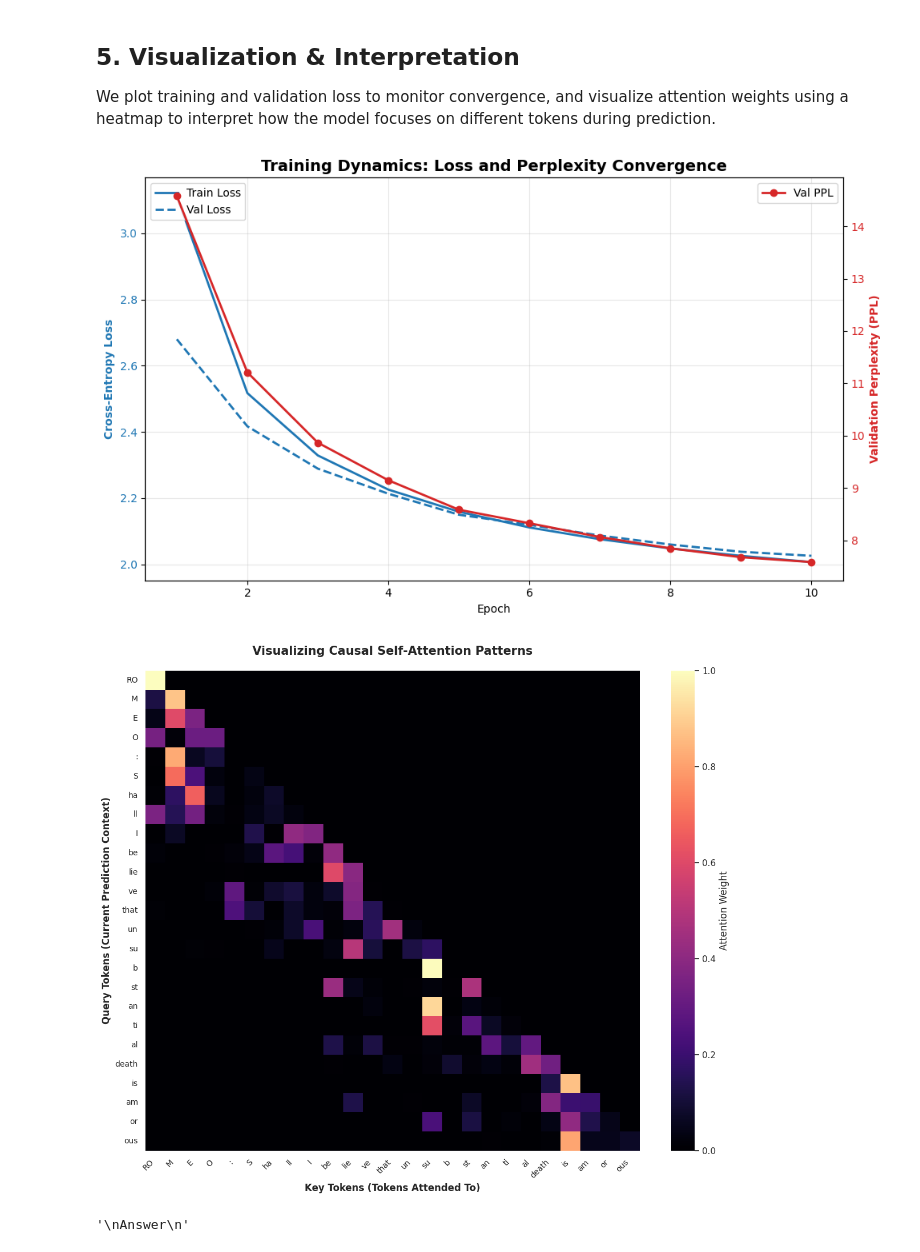
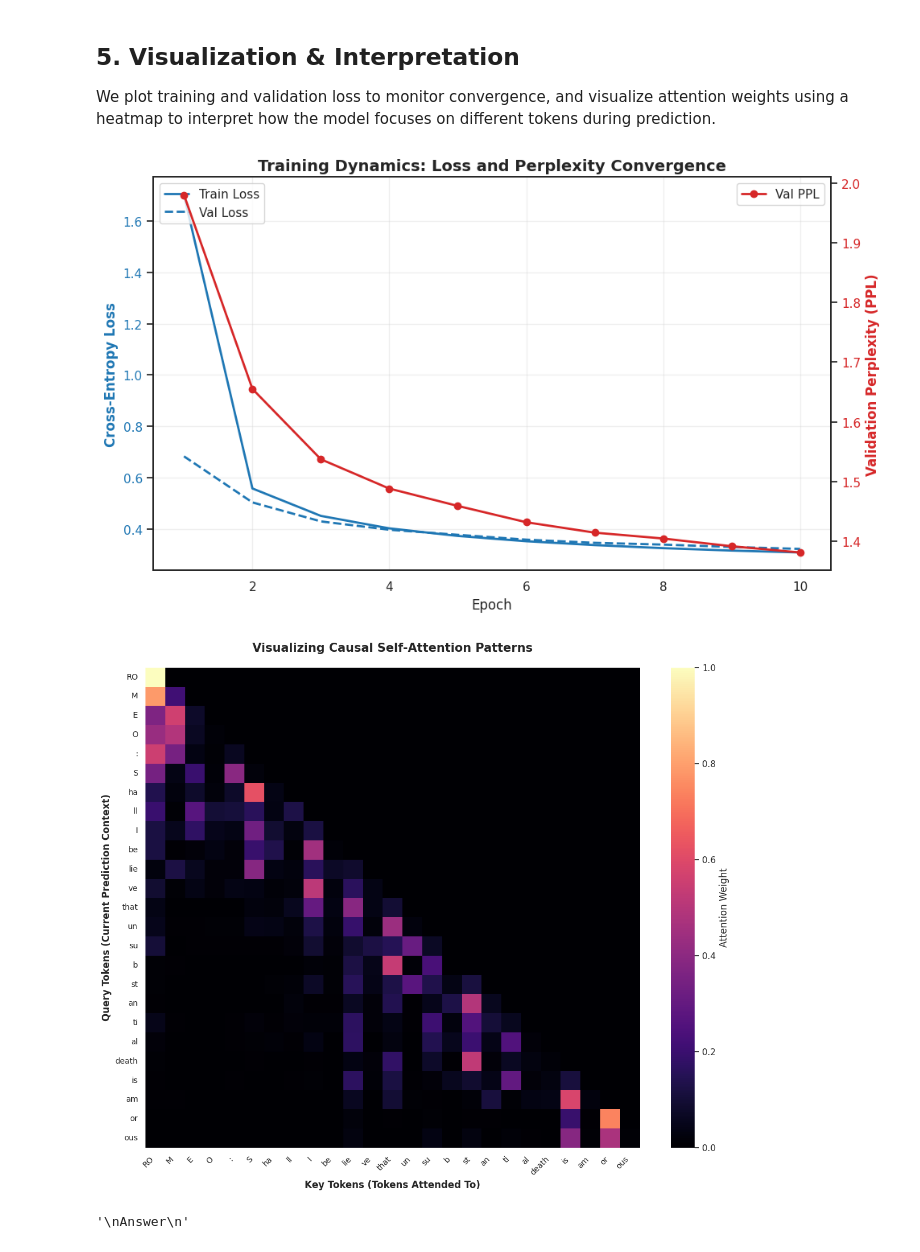
Before and after one commit to Daniel-Manjarrez/AppliedMachineLearningAssignment3, a Jupyter notebook: Assignment3.ipynb, the cells around one changed output. Cells and saved outputs as stored; diff of their text form; code cells hidden in the pictures.

```diff
--- a/Assignment3.ipynb
+++ b/Assignment3.ipynb
@@ -194,7 +194,7 @@ class TransformerBlock(nn.Module):
 
 # Full Transformer Model
 class TinyTransformer(nn.Module):
-    def __init__(self, vocab_size, d_model=128, n_heads=8, n_layers=2):
+    def __init__(self, vocab_size, d_model=256, n_heads=8, n_layers=4):
         super().__init__()
 
         # Token embedding: maps token IDs to dense vectors
@@ -371,38 +371,78 @@ with torch.no_grad():
 
     # Improve label readability
     plt.xticks(rotation=45, ha='right', fontsize=10)
     plt.yticks(rotation=0, fontsize=10)
 
     plt.title("Visualizing Causal Self-Attention Patterns", fontsize=15, fontweight='bold', pad=20)
     plt.xlabel("Key Tokens (Tokens Attended To)", fontsize=12, fontweight='bold')
     plt.ylabel("Query Tokens (Current Prediction Context)", fontsize=12, fontweight='bold')
 
     # Ensure labels aren't cut off
     plt.tight_layout()
     plt.show()
 
 # Discussion Points
 # What patterns do you observe in the attention maps?
 """
-Answer
+The attention map exhibits a clear lower-triangular structure, validating the causal mask.
+A notable pattern is the vertical 'column' of attention on the subword tokens 'RO' and 'M',
+as well as the initial subword 'am' from the word 'amorous'. This indicates that the model
+uses the beginning of key entities and thematic adjectives as 'global anchors.'
+By consistently attending back to these starting fragments, the model maintains character
+context and tonal consistency across the sequence. Additionally, the strong mutual attention
+between subwords like 'am', 'or', and 'ous' illustrates how the Transformer effectively
+'stitches' subword units back into complete semantic concepts.
 """
 # Which hyperparameters (learning rate, context length, model size) had the greatest impact on stability?
 """
-Answer
+By comparing two distinct training runs, a baseline model (128 hidden size, 2 layers) and a scaled model
+(256 hidden size, 4 layers), it is evident that Model Size had the most profound impact on performance
+and convergence depth. The baseline model achieved a final Validation Perplexity of 7.58, indicating it
+was still learning the fundamental structures of the text. In contrast, the scaled model reached a
+significantly lower Perplexity of 1.38, effectively 'solving' the next-token prediction task for this
+specific corpus. While the Learning Rate (1e-3) remained a constant stabilizer across both runs, the
+additional depth of 4 layers allowed the model to jump to a high-accuracy state almost immediately
+(starting at PPL 1.98 in Epoch 1). This suggests that for Shakespearean English, the complexity of the
+hierarchical dependencies (e.g., matching a character name to its poetic meter) requires the higher
+'representational capacity' provided by a 256-dimensional hidden state and additional Transformer blocks.
 """
 # How does attention evolve as the model trains over epochs?
 """
-Answer
+In the initial stages of training, the attention weights are likely diffuse as the model treats most tokens
+with similar importance. However, as the model converges toward an exceptionally low Perplexity of 1.38 by
+Epoch 10, the attention mechanism "sharpens" into the highly specialized patterns seen in the final heatmap.
+This evolution represents the model transitioning from simple n-gram matching to a sophisticated hierarchical
+understanding. With 4 layers, the model can dedicate lower layers to local syntax and upper layers to the
+"global anchors" (like character names) that remain yellow and orange in the heatmap across long sequences.
+This sharpening is the primary driver behind the model's high certainty in its next-token predictions.
+The attention map overall shows this through "selective activation" as the model isn't looking at everything
+equally anymore as it's learning exactly which specific previous tokens (like a colon after a character's name)
+are the most predictive of the next word.
 """
 # What role do positional encodings play - could the model function without them?
 """
-Answer
+Positional encodings are the essential "spatial coordinates" of the Transformer. Because self-attention is a
+permutation-invariant operation, meaning it treats the input sequence as a "bag of words", the model would have
+no inherent way to distinguish the rhythmic and structural requirements of Shakespearean verse without them.
+Self-attention is fundamentally a "set" operation that doesn't understand the order of words. Without the sinusoidal
+encodings, the model would treat "Shall I believe" the same as "believe I Shall." The encodings provide the necessary
+spatial coordinates that allow the model to recognize the sequential structure of Shakespearean English.
+In a 4-layer architecture, these encodings are even more critical, as they provide a consistent reference
+point for the deeper layers to "stitch" together subword units like "RO", "M", "E", and "O" in the correct
+linear order. Without these signals, the model would lose the ability to differentiate between the subject
+and object of a sentence, leading to a catastrophic spike in Perplexity.
 """
 # Reflect on runtime and memory footprint - where are the bottlenecks?
 """
-Answer
+Scaling the model to 4 layers and a 256-hidden size shifted the computational bottlenecks from simple CPU processing
+to GPU memory bandwidth and O(T ⋅ d²) projection costs where T is the sequence length. While the attention matrix itself
+scales quadratically with sequence length (T=50), the doubling of the hidden size (d) and the doubling of layers
+significantly increased the number of trainable parameters and the size of the activation tensors stored for
+backpropagation. The primary bottleneck in this higher-capacity setup is the overhead of calculating the Q, K, and V
+projections across multiple heads and layers. However, this cost is justified by the dramatic improvement in model
+fluency and the ability to maintain long-range context anchors throughout the text.
 """
 # %% [output]
-[figure, old version]
+[figure, new version]
-[figure, old version]
+[figure, new version]
 '\nAnswer\n'
```
Also changed, not shown: parts of 1 cell of this notebook.
